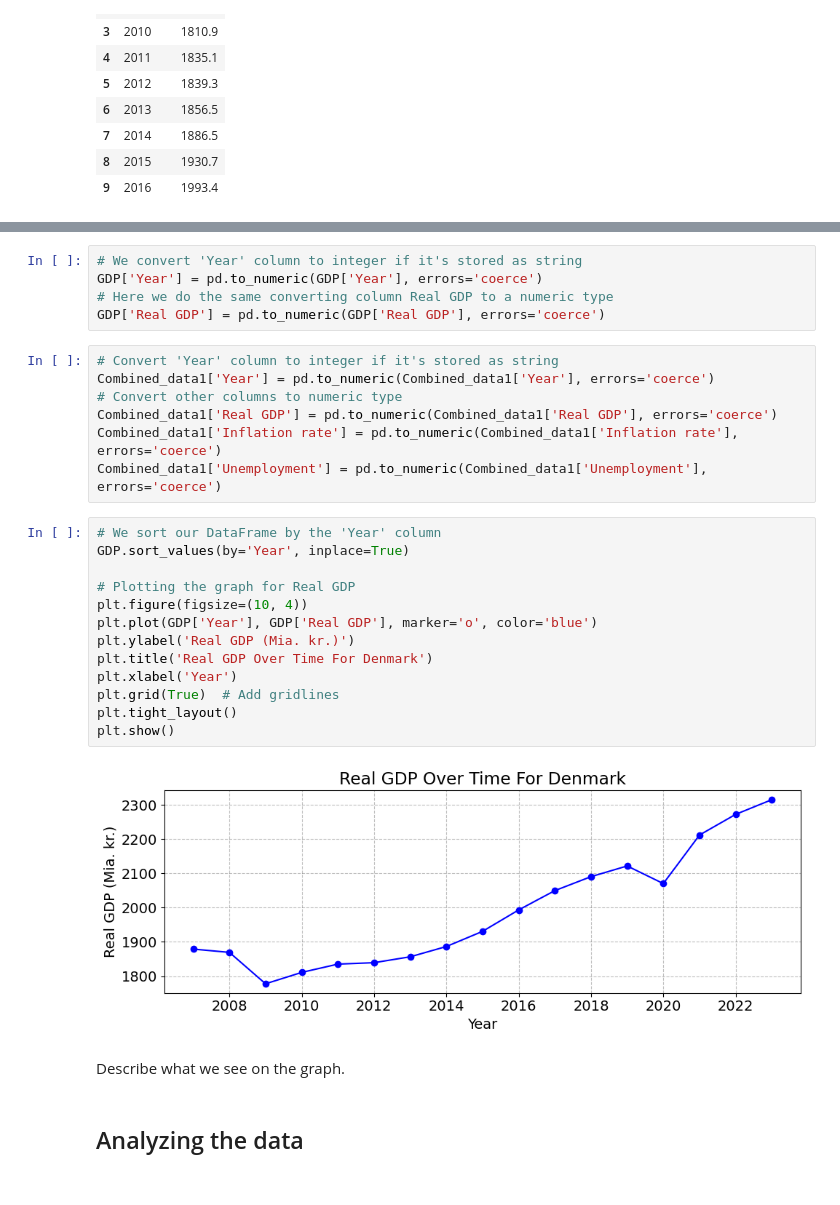
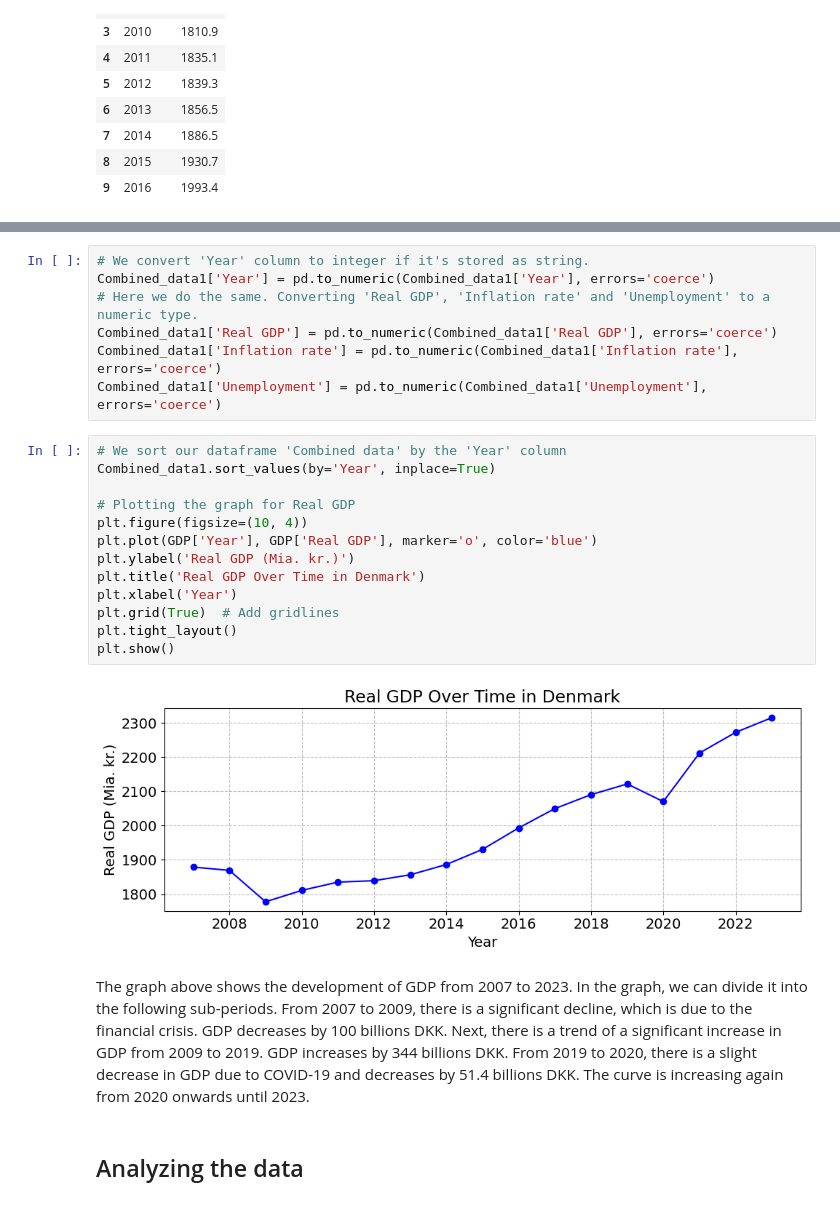
Before and after one commit to NumEconCopenhagen/projects-2024-sulaiman-phil-og-rabiah, a Jupyter notebook: dataproject/dataproject.ipynb, the cells around one changed output, grey strips where cells are left out. Drawn from its saved outputs; the diff is of its cells as text.

```diff
--- a/dataproject/dataproject.ipynb
+++ b/dataproject/dataproject.ipynb
@@ -204,32 +192,27 @@ int64 float64
 # %%
-# We convert 'Year' column to integer if it's stored as string
-GDP['Year'] = pd.to_numeric(GDP['Year'], errors='coerce')
-# Here we do the same converting column Real GDP to a numeric type
-GDP['Real GDP'] = pd.to_numeric(GDP['Real GDP'], errors='coerce')
+# We convert 'Year' column to integer if it's stored as string.
+Combined_data1['Year'] = pd.to_numeric(Combined_data1['Year'], errors='coerce')
+# Here we do the same. Converting 'Real GDP', 'Inflation rate' and 'Unemployment' to a numeric type.
+Combined_data1['Real GDP'] = pd.to_numeric(Combined_data1['Real GDP'], errors='coerce')
+Combined_data1['Inflation rate'] = pd.to_numeric(Combined_data1['Inflation rate'], errors='coerce')
+Combined_data1['Unemployment'] = pd.to_numeric(Combined_data1['Unemployment'], errors='coerce')
-# %%
-# Convert 'Year' column to integer if it's stored as string
-Combined_data1['Year'] = pd.to_numeric(Combined_data1['Year'], errors='coerce')
-# Convert other columns to numeric type
-Combined_data1['Real GDP'] = pd.to_numeric(Combined_data1['Real GDP'], errors='coerce')
-Combined_data1['Inflation rate'] = pd.to_numeric(Combined_data1['Inflation rate'], errors='coerce')
-Combined_data1['Unemployment'] = pd.to_numeric(Combined_data1['Unemployment'], errors='coerce')
 # %%
-# We sort our DataFrame by the 'Year' column
-GDP.sort_values(by='Year', inplace=True)
+# We sort our dataframe 'Combined data' by the 'Year' column
+Combined_data1.sort_values(by='Year', inplace=True)
 
 # Plotting the graph for Real GDP
 plt.figure(figsize=(10, 4))
 plt.plot(GDP['Year'], GDP['Real GDP'], marker='o', color='blue')
 plt.ylabel('Real GDP (Mia. kr.)')
-plt.title('Real GDP Over Time For Denmark')
+plt.title('Real GDP Over Time in Denmark')
 plt.xlabel('Year')
 plt.grid(True)  # Add gridlines
 plt.tight_layout()
 plt.show()
 # %% [output]
-[figure, old version]
+[figure, new version]
-# %% [markdown]
-Describe what we see on the graph.
+# %% [markdown]
+The graph above shows the development of GDP from 2007 to 2023. In the graph, we can divide it into the following sub-periods. From 2007 to 2009, there is a significant decline, which is due to the financial crisis. GDP decreases by 100 billions DKK. Next, there is a trend of a significant increase in GDP from 2009 to 2019. GDP increases by 344 billions DKK. From 2019 to 2020, there is a slight decrease in GDP due to COVID-19 and decreases by 51.4 billions DKK. The curve is increasing again from 2020 onwards until 2023.
 # %% [markdown]
 ## Analyzing the data
 # %%
```
Also changed, not shown: parts of 16 cells of this notebook.
